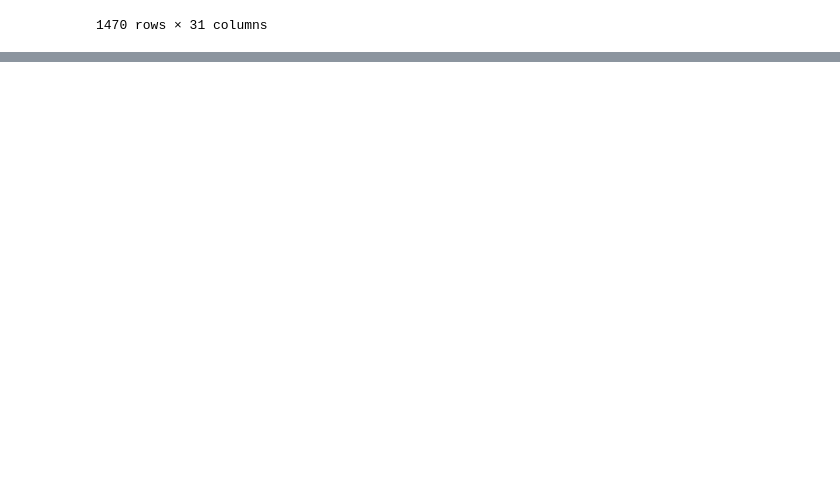
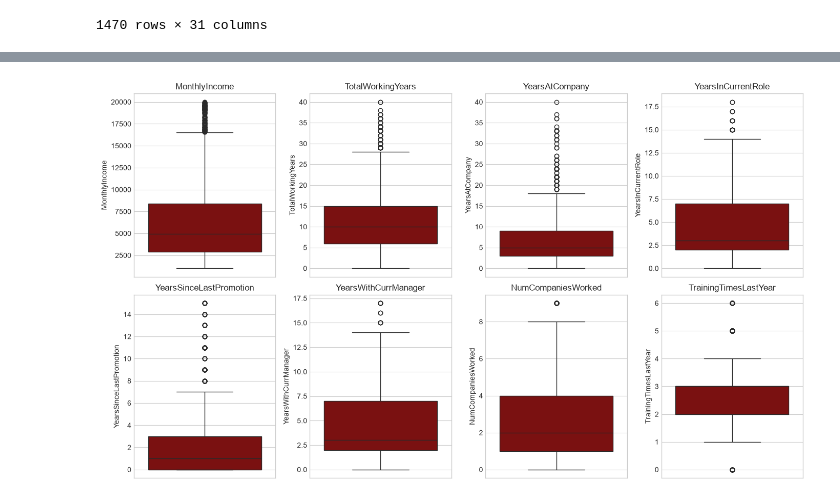
Before and after one commit to Mostafa-1-Abdo/depi-ml-projects, a Jupyter notebook: HRChurn-Employee-Attrition-Intelligence-Predictor/notebooks/mostafa_experiments/preprocessing.ipynb, the cells around one changed output, grey strips where cells are left out. Saved outputs shown, nothing was run; the diff lists cells and outputs as text; code cells hidden in the pictures; blank space fills up the shorter version.

Commit message:
feat(hr-churn): detect and cap outliers using IQR method

```diff
--- a/HRChurn-Employee-Attrition-Intelligence-Predictor/notebooks/mostafa_experiments/preprocessing.ipynb
+++ b/HRChurn-Employee-Attrition-Intelligence-Predictor/notebooks/mostafa_experiments/preprocessing.ipynb
@@ -101,3 +103,12 @@ display(df)
 | 1468 | 49 | Male | Married | 3 | Medical | 2 | Sales | Sales Executive | ... |
 | 1469 | 34 | Male | Married | 3 | Medical | 8 | Research & Development | Laboratory Technician | ... |
 1470 rows × 31 columns
+# %%
+continuous_columns = [
+    'Age', 'DistanceFromHome', 'MonthlyIncome', 'DailyRate', 'HourlyRate',
+    'MonthlyRate', 'PercentSalaryHike', 'TotalWorkingYears', 'YearsAtCompany',
+    'YearsInCurrentRole', 'YearsSinceLastPromotion', 'YearsWithCurrManager',
+    'NumCompaniesWorked', 'TrainingTimesLastYear'
+]
+
+display(df[continuous_columns].describe().T)
@@ -103,0 +131,15 @@ display(df)
+# %%
+outlier_summary = {}
+
+for column in continuous_columns:
+    q1 = df[column].quantile(0.25)
+    q3 = df[column].quantile(0.75)
+    iqr = q3 - q1
+
+    lower_limit = q1 - 1.5 * iqr
+    upper_limit = q3 + 1.5 * iqr
+
+    outliers_count = (~df[column].between(lower_limit, upper_limit)).sum()
+    if outliers_count > 0:
+        outlier_summary[column] = (lower_limit,upper_limit)
+        print(f'{column:25s} -> {outliers_count}')
@@ -103,0 +155,19 @@ display(df)
+# %%
+columns = list(outlier_summary.keys())
+n_columns = 4
+n_rows = math.ceil(len(columns) / n_columns)
+
+figure, axes = plt.subplots(n_rows, n_columns, figsize=(14, 4 * n_rows))
+axes = axes.flatten()
+
+for i, column in enumerate(columns):
+    sns.boxplot(data=df, y=column, ax=axes[i], color='darkred')
+    axes[i].set_title(column)
+
+for j in range(i + 1, len(axes)):
+    figure.delaxes(axes[j])
+
+plt.tight_layout()
+plt.show()
+# %% [output]
+[figure, added]
```
Also changed, not shown: parts of 4 cells of this notebook.
